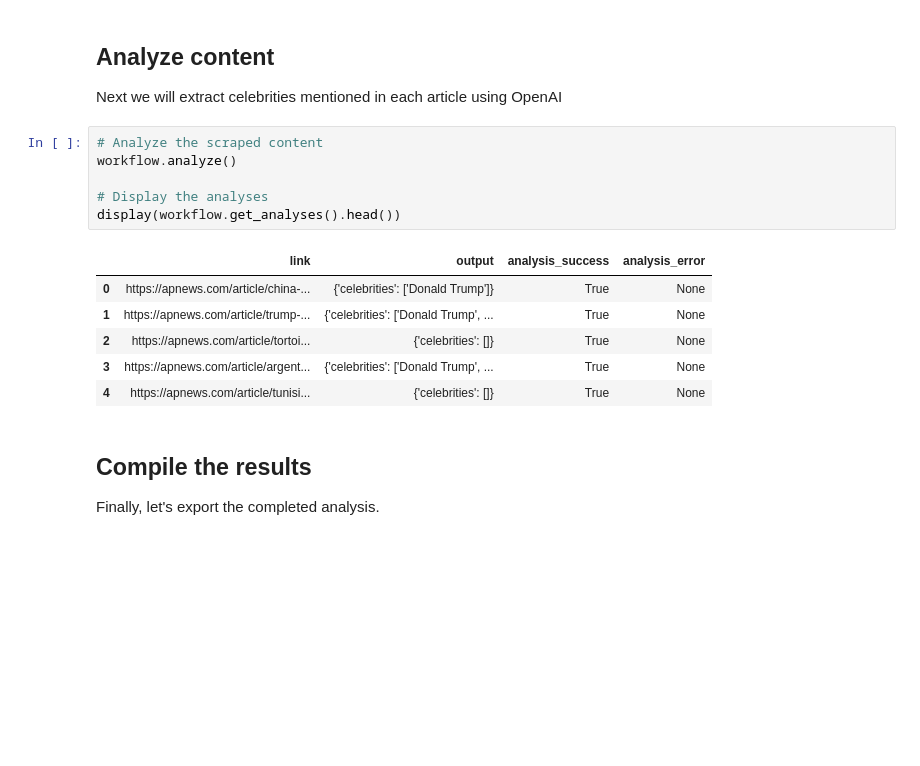
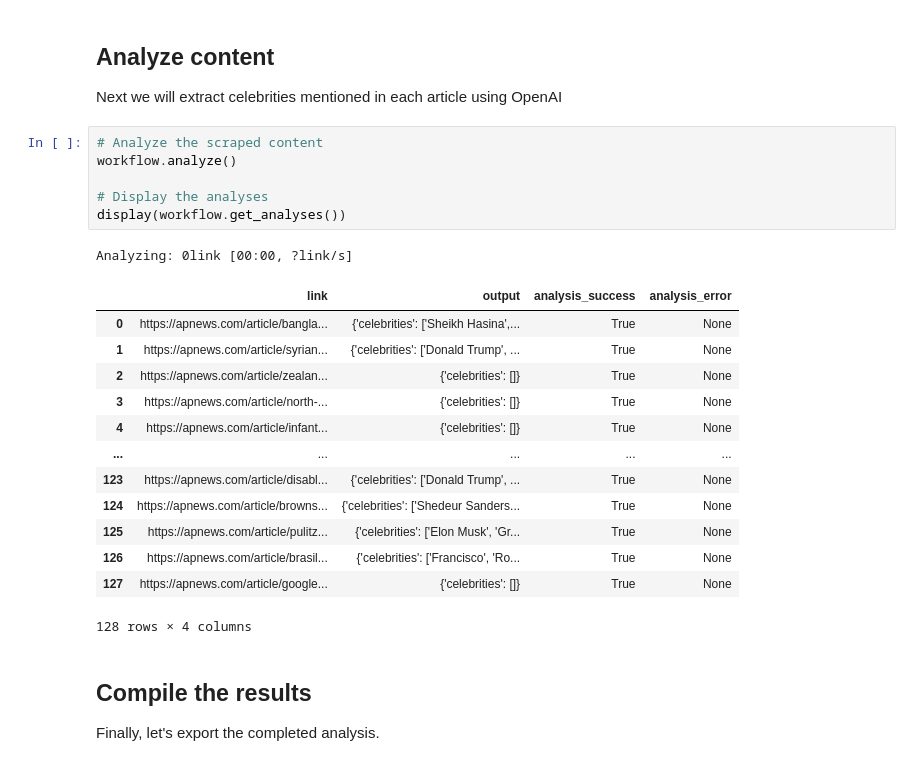
Before and after one commit to SnpM/scraipe, a Jupyter notebook: examples/celebrities_example.ipynb, the cells around one changed output. Drawn from its saved outputs; the diff is of its cells as text; blank space fills up the shorter version.

```diff
--- a/examples/celebrities_example.ipynb
+++ b/examples/celebrities_example.ipynb
@@ -109,16 +130,24 @@ Next we will extract celebrities mentioned in each article using OpenAI
 # %%
 # Analyze the scraped content
 workflow.analyze()
 
 # Display the analyses
-display(workflow.get_analyses().head())
+display(workflow.get_analyses())
 # %% [output]
+Analyzing: 0link [00:00, ?link/s]
 |  | link | output | analysis_success | analysis_error |
-| 0 | https://apnews.com/article/china-... | {'celebrities': ['Donald Trump']} | True | None |
-| 1 | https://apnews.com/article/trump-... | {'celebrities': ['Donald Trump', ... | True | None |
-| 2 | https://apnews.com/article/tortoi... | {'celebrities': []} | True | None |
-| 3 | https://apnews.com/article/argent... | {'celebrities': ['Donald Trump', ... | True | None |
-| 4 | https://apnews.com/article/tunisi... | {'celebrities': []} | True | None |
+| 0 | https://apnews.com/article/bangla... | {'celebrities': ['Sheikh Hasina',... | True | None |
+| 1 | https://apnews.com/article/syrian... | {'celebrities': ['Donald Trump', ... | True | None |
+| 2 | https://apnews.com/article/zealan... | {'celebrities': []} | True | None |
+| 3 | https://apnews.com/article/north-... | {'celebrities': []} | True | None |
+| 4 | https://apnews.com/article/infant... | {'celebrities': []} | True | None |
+| ... | ... | ... | ... | ... |
+| 123 | https://apnews.com/article/disabl... | {'celebrities': ['Donald Trump', ... | True | None |
+| 124 | https://apnews.com/article/browns... | {'celebrities': ['Shedeur Sanders... | True | None |
+| 125 | https://apnews.com/article/pulitz... | {'celebrities': ['Elon Musk', 'Gr... | True | None |
+| 126 | https://apnews.com/article/brasil... | {'celebrities': ['Francisco', 'Ro... | True | None |
+| 127 | https://apnews.com/article/google... | {'celebrities': []} | True | None |
+128 rows × 4 columns
 # %% [markdown]
 ## Compile the results
 Finally, let's export the completed analysis.
```
Also changed, not shown: parts of 5 cells of this notebook, 4 other files.
